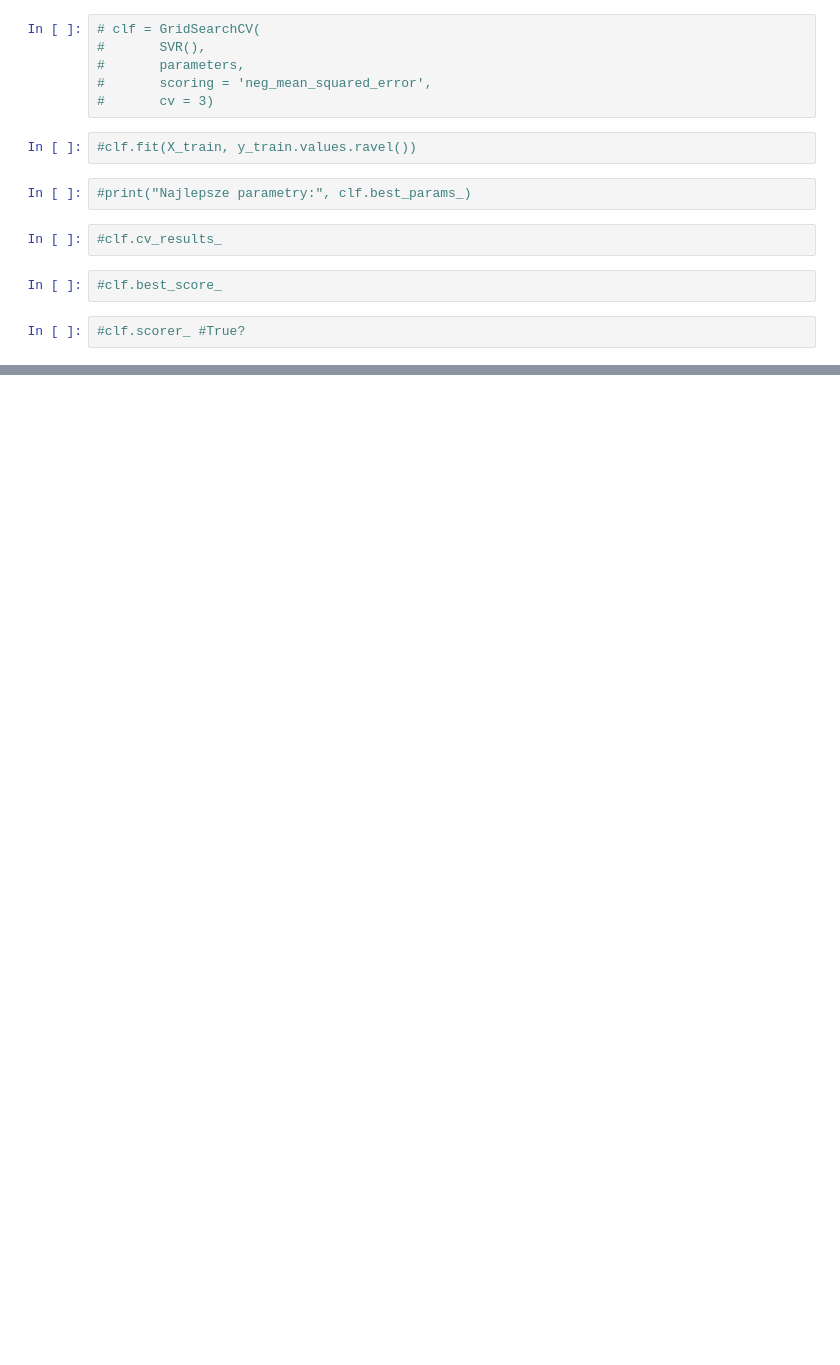
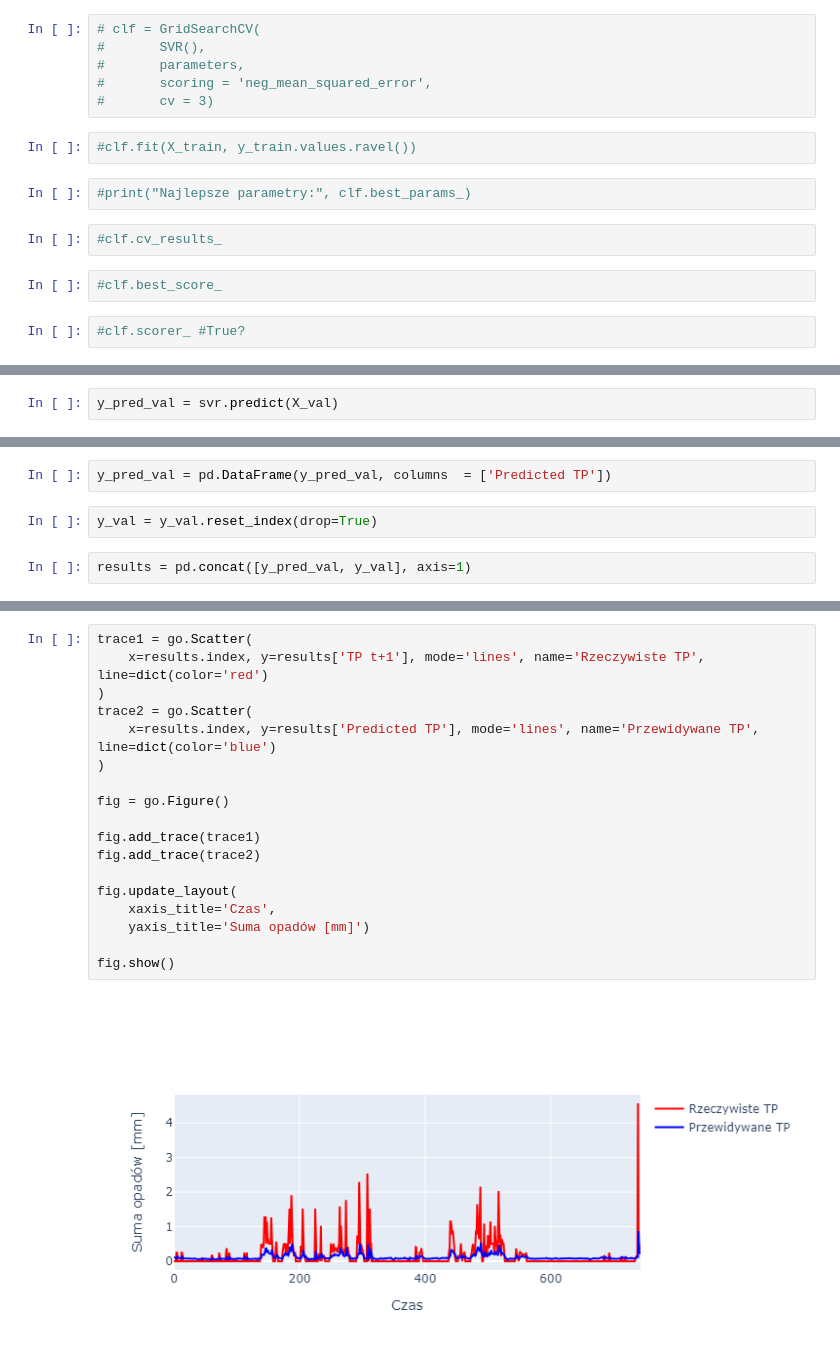
Before and after one commit to wiktoriasw/Data-Science-project, a Jupyter notebook: OnlySVR.ipynb, the cells around one changed output, grey strips where cells are left out. Cells and saved outputs as stored; diff of their text form; blank space fills up the shorter version.

```diff
--- a/OnlySVR.ipynb
+++ b/OnlySVR.ipynb
@@ -570,0 +659,2 @@ parameters = {
+# %%
+y_pred_val = svr.predict(X_val)
@@ -570,0 +677,6 @@ parameters = {
+# %%
+y_pred_val = pd.DataFrame(y_pred_val, columns  = ['Predicted TP'])
+# %%
+y_val = y_val.reset_index(drop=True)
+# %%
+results = pd.concat([y_pred_val, y_val], axis=1)
@@ -570,0 +699,20 @@ parameters = {
+# %%
+trace1 = go.Scatter(
+    x=results.index, y=results['TP t+1'], mode='lines', name='Rzeczywiste TP', line=dict(color='red')
+)
+trace2 = go.Scatter(
+    x=results.index, y=results['Predicted TP'], mode='lines', name='Przewidywane TP', line=dict(color='blue')
+)
+
+fig = go.Figure()
+
+fig.add_trace(trace1)
+fig.add_trace(trace2)
+
+fig.update_layout(
+    xaxis_title='Czas',
+    yaxis_title='Suma opadów [mm]')
+
+fig.show()
+# %% [output]
+[figure, added]
```
Also changed, not shown: parts of 21 cells of this notebook.
